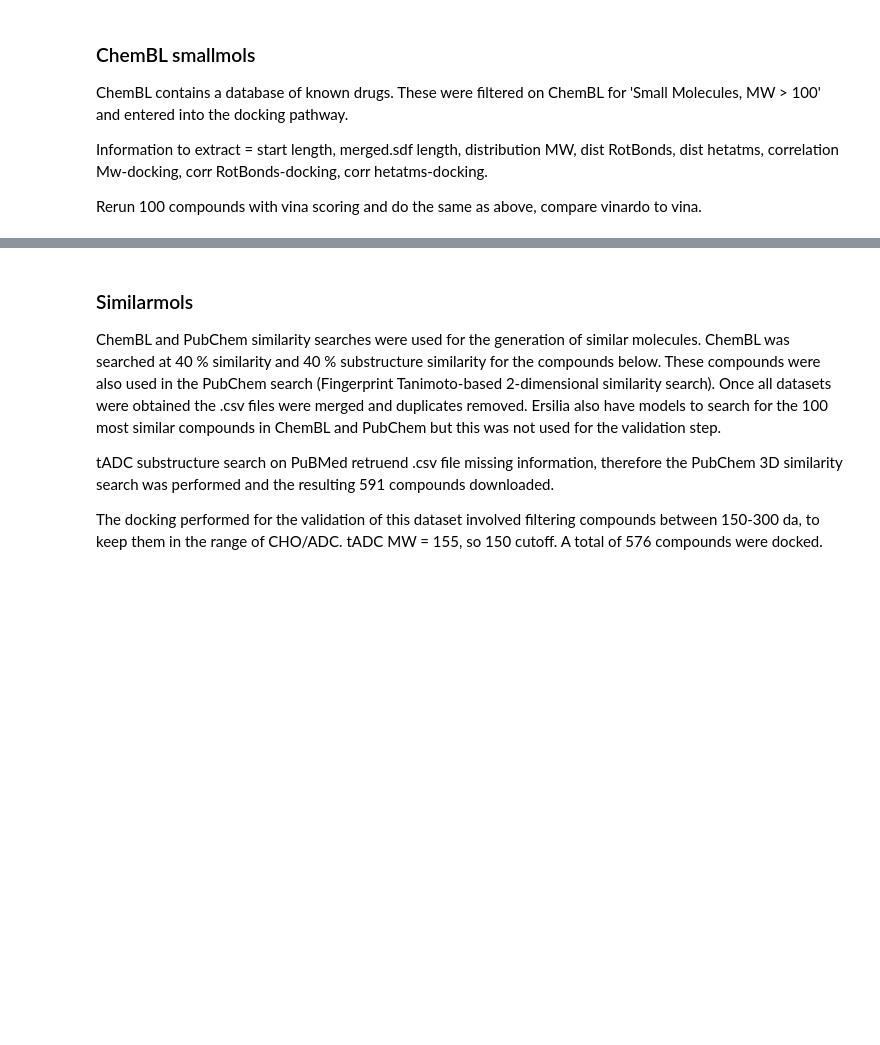
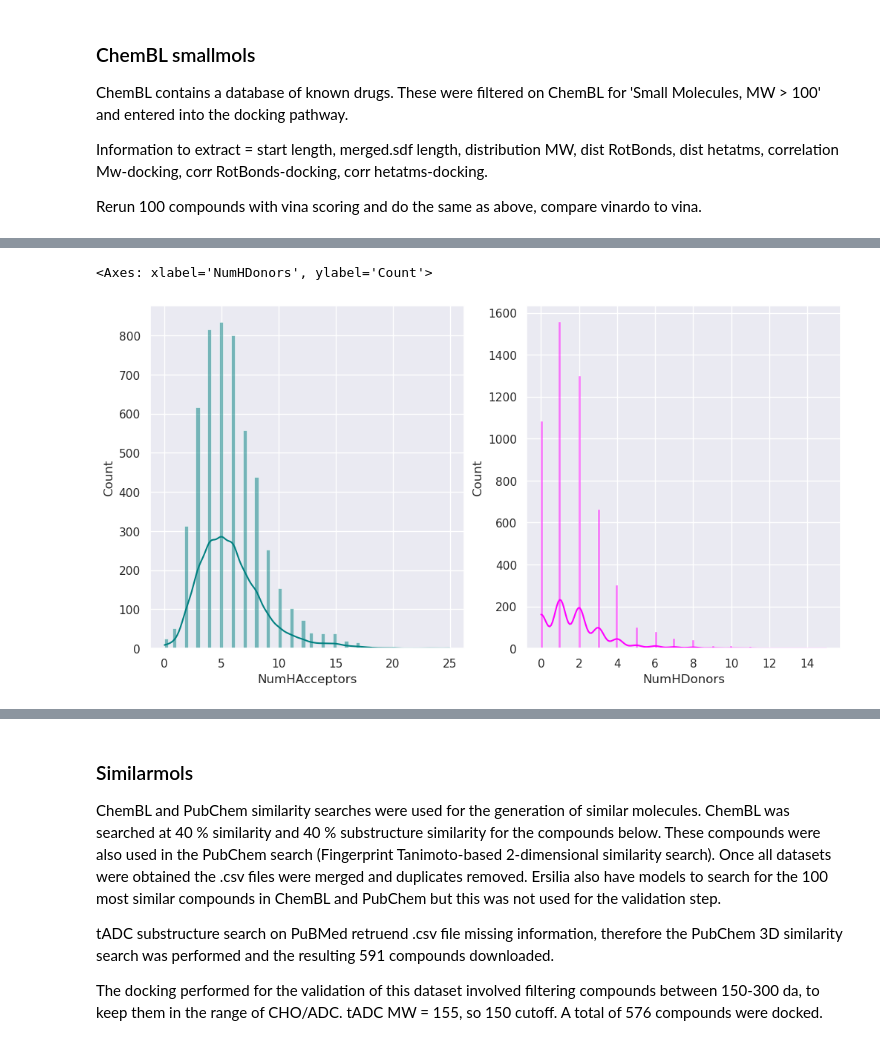
Before and after one commit to lynden95/novel-pabb-inhibitors-eos, a Jupyter notebook: notebooks/validation.ipynb, the cells around one changed output, grey strips where cells are left out. Drawn from its saved outputs; the diff is of its cells as text; code cells hidden in the pictures; blank space fills up the shorter version.

```diff
--- a/notebooks/validation.ipynb
+++ b/notebooks/validation.ipynb
@@ -30,0 +67,10 @@ Rerun 100 compounds with vina scoring and do the same as above, compare vinardo
+# %%
+sns.set(style="darkgrid")
+
+fig, axs = plt.subplots(1, 2, figsize=(12, 6))
+
+sns.histplot(data=df_smallmols_alldesc, x="NumHAcceptors", kde=True, color="teal", ax=axs[0])
+sns.histplot(data=df_smallmols_alldesc, x="NumHDonors", kde=True, color="magenta", ax=axs[1])
+# %% [output]
+<Axes: xlabel='NumHDonors', ylabel='Count'>
+[figure, added]
```
Also changed, not shown: parts of 41 cells of this notebook, 15 other files.
